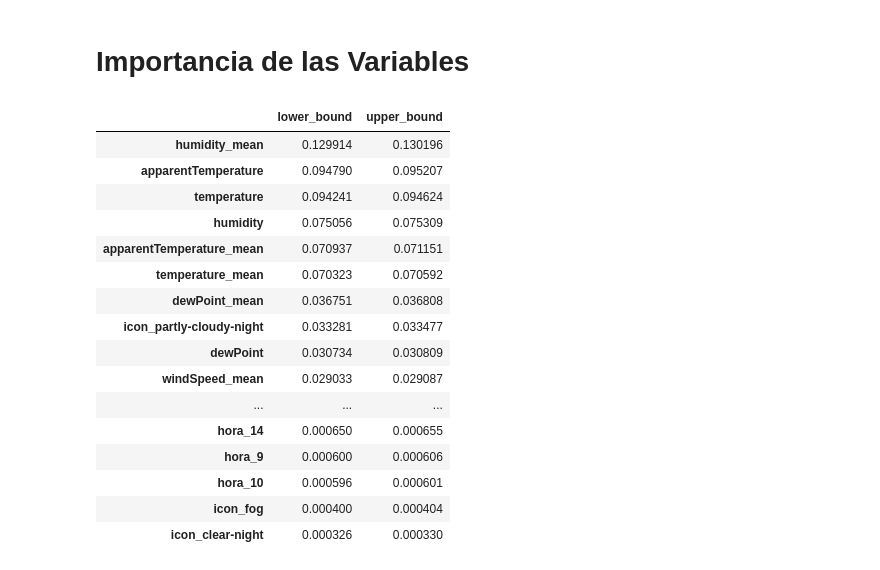
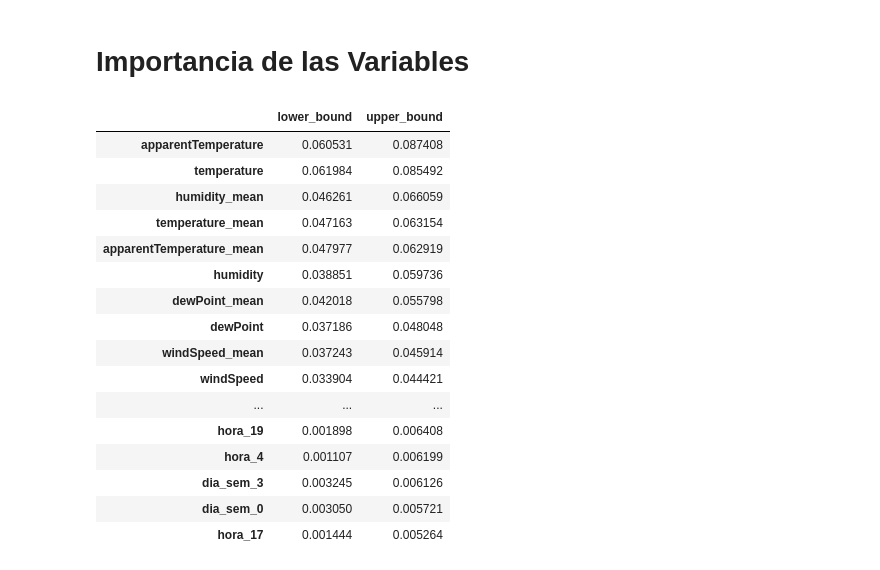
Before and after one commit to psaldar/Aprendizaje-Automatico-Nicolas-Pablo, a Jupyter notebook: tarea_3/Feature Importance.ipynb, the cells around one changed output. Drawn from its saved outputs; the diff is of its cells as text; code cells hidden in the pictures.

```diff
--- a/tarea_3/Feature Importance.ipynb
+++ b/tarea_3/Feature Importance.ipynb
@@ -5,45 +5,38 @@ import numpy as np
 import pandas as pd
 from random import randint
 # %%
-data = pd.read_csv('data/feature_importance2.csv').drop(columns = 'Unnamed: 0')
+data = pd.read_csv('data/feature_importance3.csv').drop(columns = 'Unnamed: 0')
 variables = data.columns
 # %%
 res_left =[]
 res_right =[]
-B = 1000
+
 for var in variables:
-    res_var = []
     data_aux = data[var].values
-
-    for b in range(B):
-        idx = randint(0,len(data_aux)-1)
-        data_aux_rm = np.delete(data_aux, idx)
-        res_var.append(data_aux_rm.mean())
-
-    res_left.append(np.percentile(res_var,2.5))
-    res_right.append(np.percentile(res_var,97.5))
+    res_left.append(np.percentile(data_aux,2.5))
+    res_right.append(np.percentile(data_aux,97.5))
 
 feature_importance = pd.DataFrame({'lower_bound':res_left,
                                    'upper_bound':res_right},
                                     index = variables)
 # %%
-feature_importance.sort_values(by ='upper_bound', ascending = False)
+feature_importance.sort_values(by ='upper_bound', ascending = False).head(50)
 # %% [output]
 |  | lower_bound | upper_bound |
-| humidity_mean | 0.129914 | 0.130196 |
-| apparentTemperature | 0.094790 | 0.095207 |
-| temperature | 0.094241 | 0.094624 |
-| humidity | 0.075056 | 0.075309 |
-| apparentTemperature_mean | 0.070937 | 0.071151 |
-| temperature_mean | 0.070323 | 0.070592 |
-| dewPoint_mean | 0.036751 | 0.036808 |
-| icon_partly-cloudy-night | 0.033281 | 0.033477 |
-| dewPoint | 0.030734 | 0.030809 |
-| windSpeed_mean | 0.029033 | 0.029087 |
+| apparentTemperature | 0.060531 | 0.087408 |
+| temperature | 0.061984 | 0.085492 |
+| humidity_mean | 0.046261 | 0.066059 |
+| temperature_mean | 0.047163 | 0.063154 |
+| apparentTemperature_mean | 0.047977 | 0.062919 |
+| humidity | 0.038851 | 0.059736 |
+| dewPoint_mean | 0.042018 | 0.055798 |
+| dewPoint | 0.037186 | 0.048048 |
+| windSpeed_mean | 0.037243 | 0.045914 |
+| windSpeed | 0.033904 | 0.044421 |
 | ... | ... | ... |
-| hora_14 | 0.000650 | 0.000655 |
-| hora_9 | 0.000600 | 0.000606 |
-| hora_10 | 0.000596 | 0.000601 |
-| icon_fog | 0.000400 | 0.000404 |
-| icon_clear-night | 0.000326 | 0.000330 |
+| hora_19 | 0.001898 | 0.006408 |
+| hora_4 | 0.001107 | 0.006199 |
+| dia_sem_3 | 0.003245 | 0.006126 |
+| dia_sem_0 | 0.003050 | 0.005721 |
+| hora_17 | 0.001444 | 0.005264 |
 # %%
```
Also changed, not shown: parts of 2 cells of this notebook, 16 other files.
